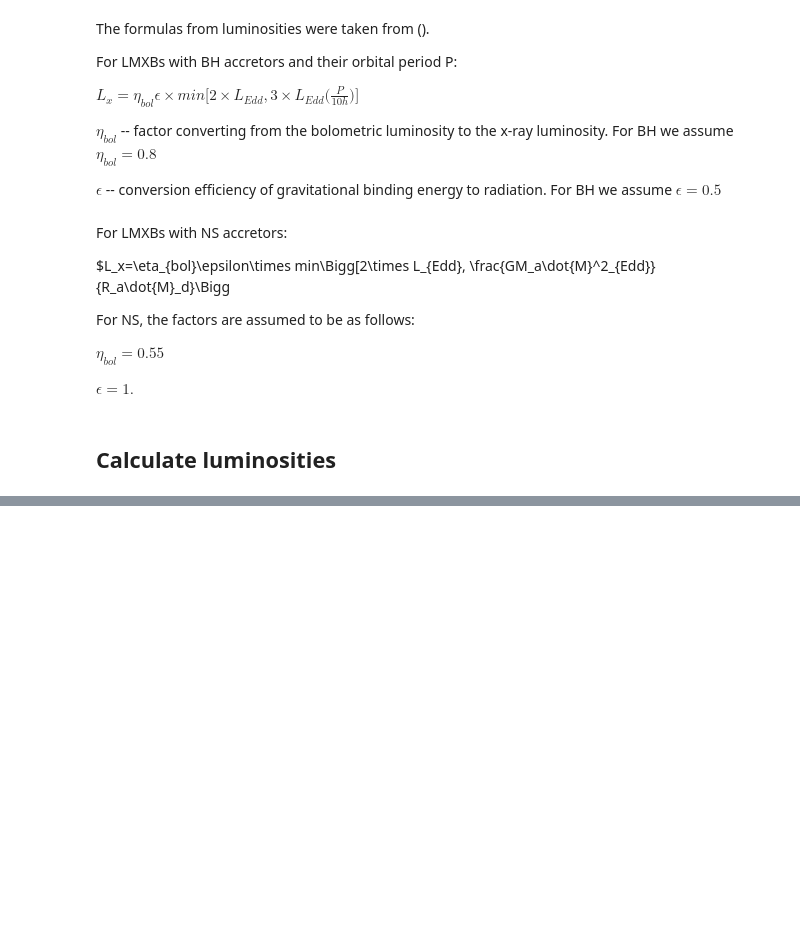
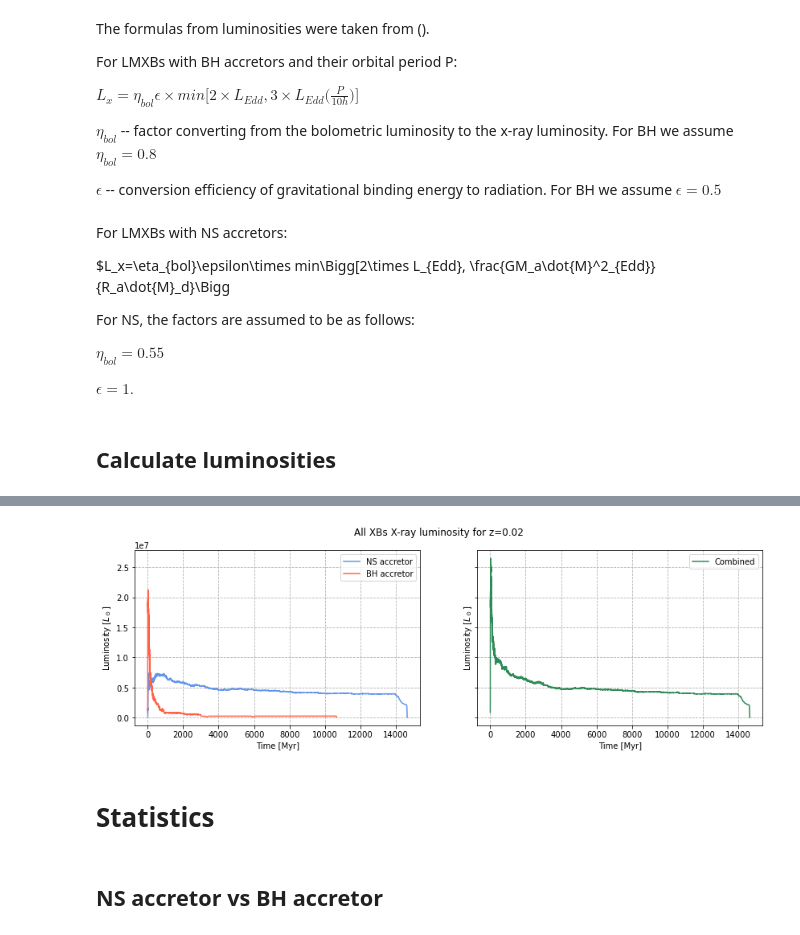
Before and after one commit to maja-jablonska/XRayLuminosity, a Jupyter notebook: X-ray luminosity.ipynb, the cells around one changed output, grey strips where cells are left out. Saved outputs shown, nothing was run; the diff lists cells and outputs as text; code cells hidden in the pictures; blank space fills up the shorter version.

```diff
--- a/X-ray luminosity.ipynb
+++ b/X-ray luminosity.ipynb
@@ -413,0 +348,2 @@ ax[1][1].legend()
+# %%
+xb = pd.concat([lmxb, hmxb])
@@ -413,0 +454,17 @@ ax[1][1].legend()
+# %%
+fig, ax = plt.subplots(ncols=2, nrows=1, figsize=(14, 4), sharey=True)
+
+fig.suptitle('All XBs X-ray luminosity for z=0.02')
+
+plot_luminosities(ax[0],
+                  [(xb_ns_ages, xb_ns_values),
+                   (xb_bh_ages, xb_bh_values)],
+                  ['NS accretor', 'BH accretor'],
+                  ['cornflowerblue', 'tomato'])
+plot_luminosities(ax[1], [(xb_ages, xb_values)], ['Combined'], ['seagreen'])
+# %% [output]
+[figure, added]
+# %% [markdown]
+# Statistics
+# %% [markdown]
+## NS accretor vs BH accretor
```
Also changed, not shown: parts of 51 cells of this notebook, 2 other files.
